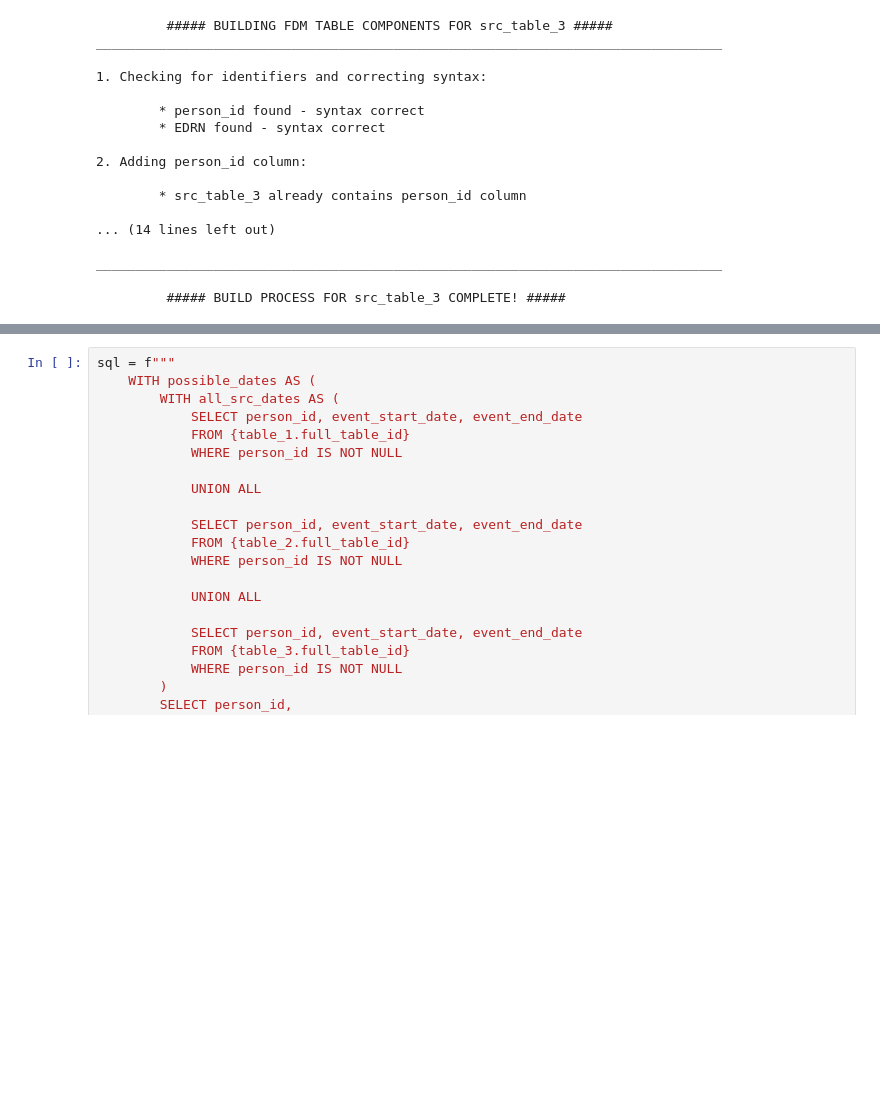
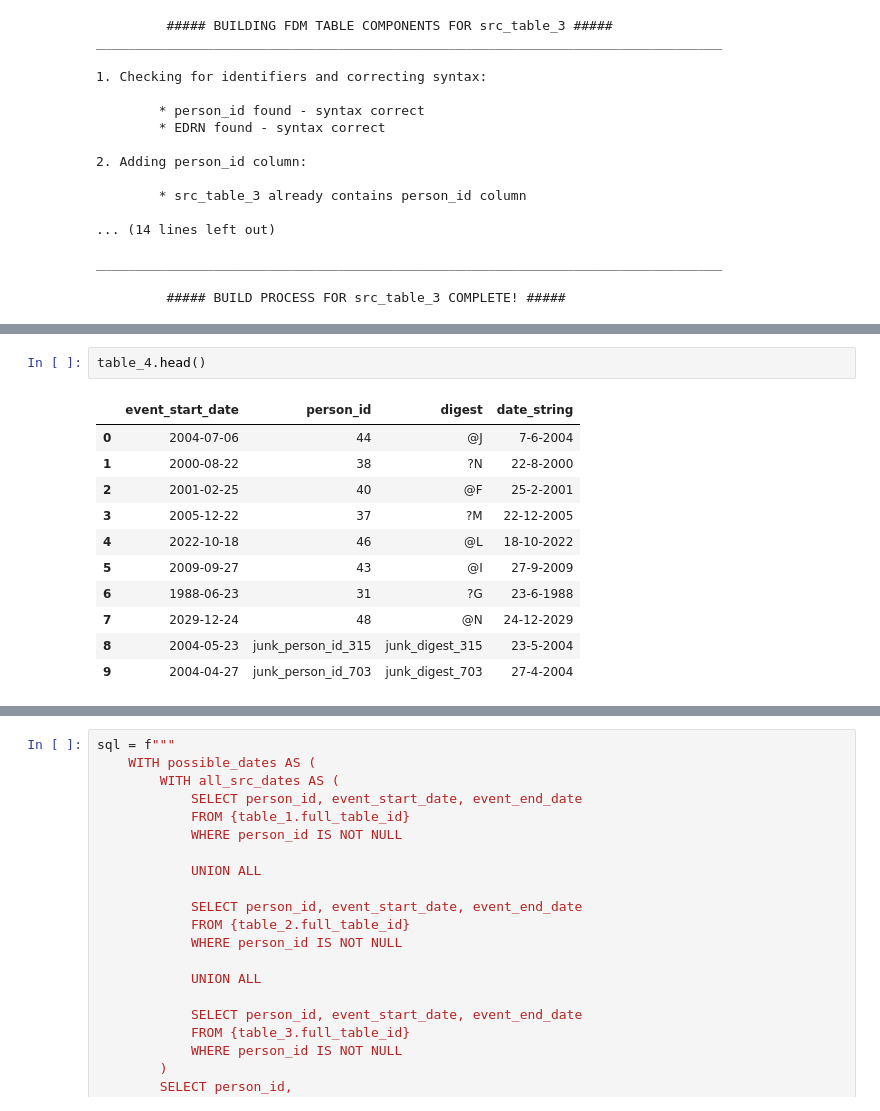
Before and after one commit to ConnectedBradford/FDM_Builder_Original, a Jupyter notebook: build_fdm_tools.ipynb, the cells around one changed output, grey strips where cells are left out. Drawn from its saved outputs; the diff is of its cells as text; blank space fills up the shorter version.

```diff
--- a/build_fdm_tools.ipynb
+++ b/build_fdm_tools.ipynb
@@ -247,0 +313,14 @@ ________________________________________________________________________________
+# %%
+table_4.head()
+# %% [output]
+|  | event_start_date | person_id | digest | date_string |
+| 0 | 2004-07-06 | 44 | @J | 7-6-2004 |
+| 1 | 2000-08-22 | 38 | ?N | 22-8-2000 |
+| 2 | 2001-02-25 | 40 | @F | 25-2-2001 |
+| 3 | 2005-12-22 | 37 | ?M | 22-12-2005 |
+| 4 | 2022-10-18 | 46 | @L | 18-10-2022 |
+| 5 | 2009-09-27 | 43 | @I | 27-9-2009 |
+| 6 | 1988-06-23 | 31 | ?G | 23-6-1988 |
+| 7 | 2029-12-24 | 48 | @N | 24-12-2029 |
+| 8 | 2004-05-23 | junk_person_id_315 | junk_digest_315 | 23-5-2004 |
+| 9 | 2004-04-27 | junk_person_id_703 | junk_digest_703 | 27-4-2004 |
```
Also changed, not shown: parts of 26 cells of this notebook, 2 other files.
